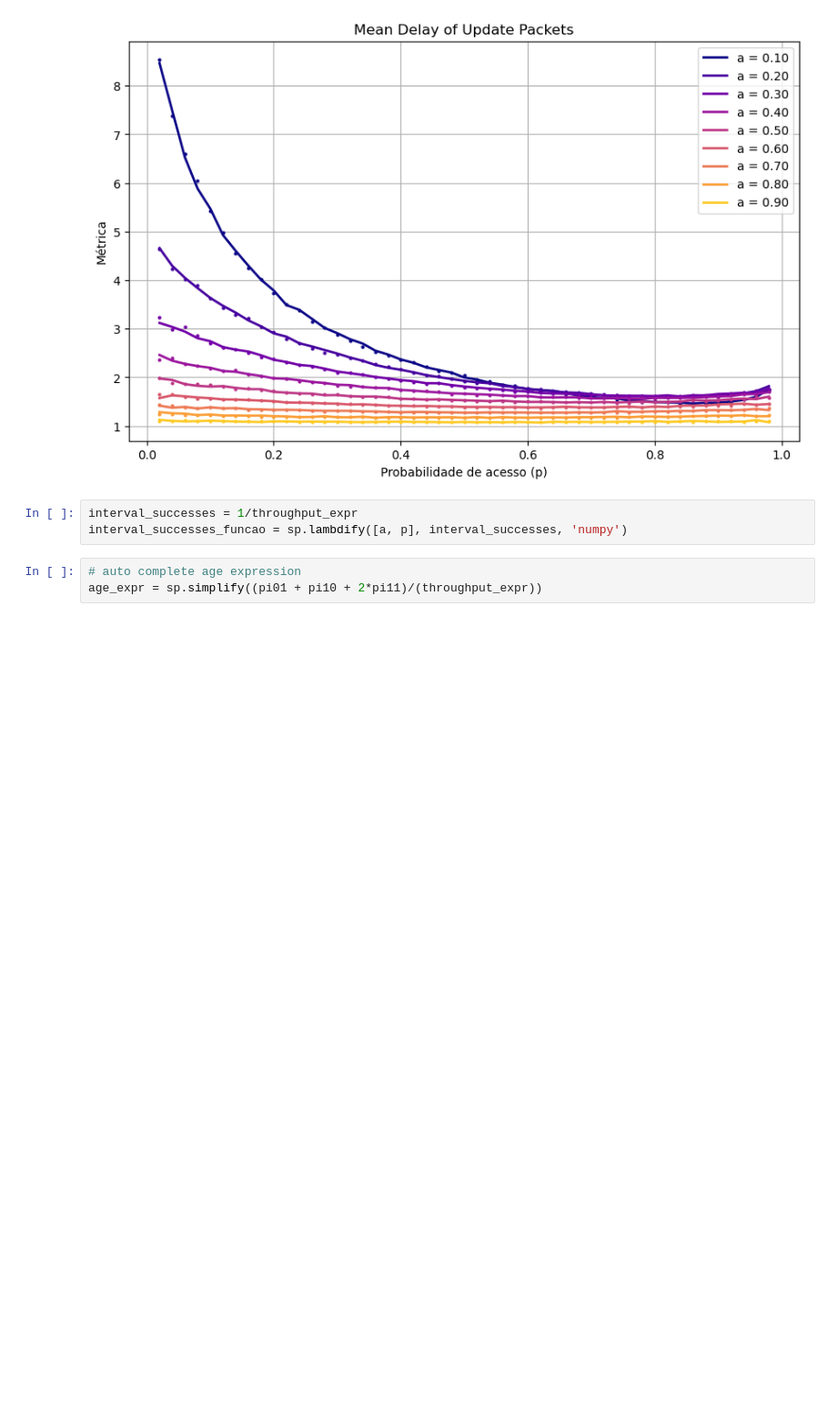
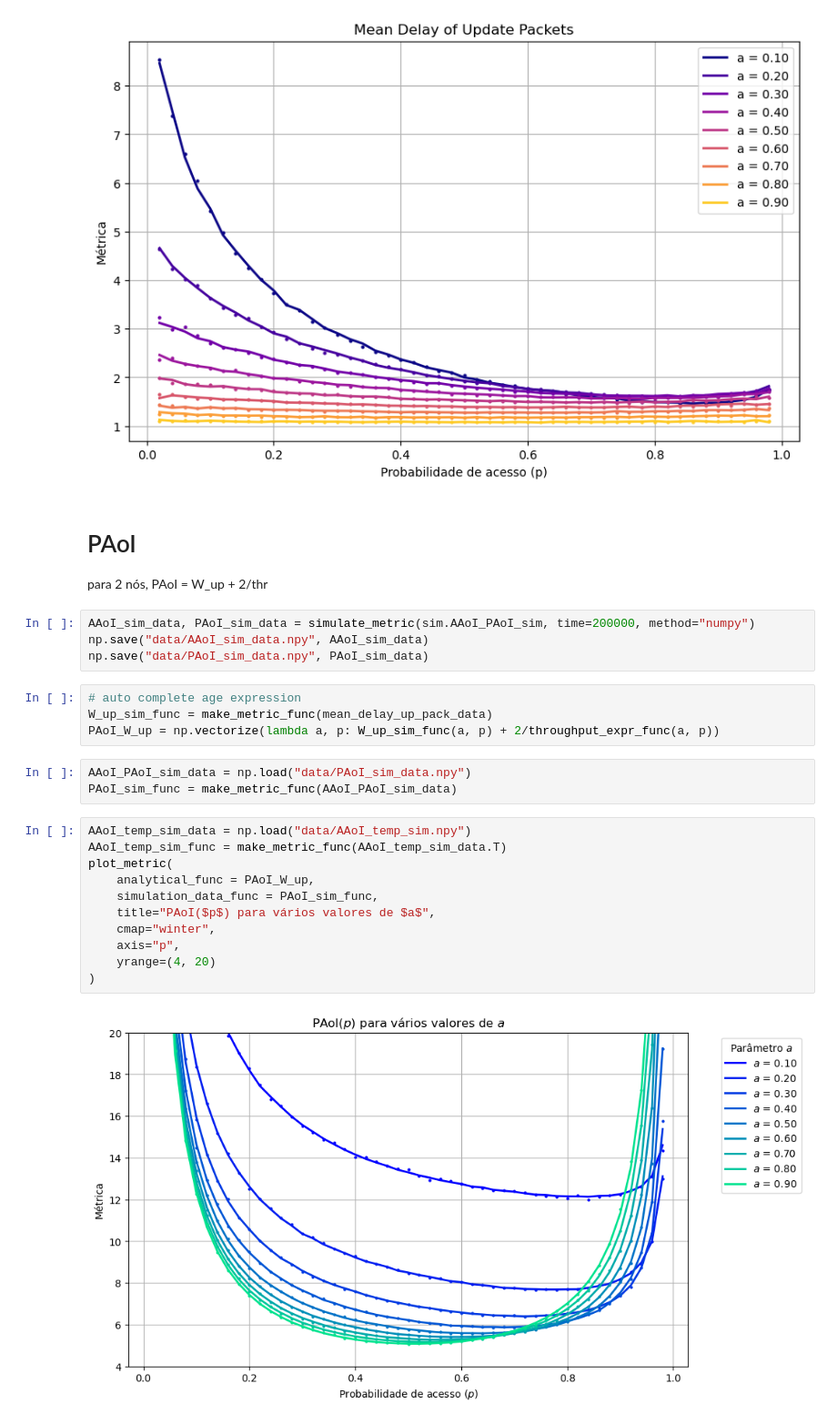
Before and after one commit to Velvet-blue/ic26-age-of-information, a Jupyter notebook: main.ipynb, the cells around one changed output. Shown at 91% size. Cells and saved outputs as stored; diff of their text form; blank space fills up the shorter version.

Commit message:
itálico nas legendas dos gráficos, limite de janela do eixo y, simulação do AAoI e PAoI, validação da equação de PAoI

```diff
--- a/main.ipynb
+++ b/main.ipynb
@@ -58,9 +63,30 @@ plot_metric(
 )
 # %% [output]
 [figure]
-# %%
-interval_successes = 1/throughput_expr
-interval_successes_funcao = sp.lambdify([a, p], interval_successes, 'numpy')
+# %% [markdown]
+# PAoI
+para 2 nós, PAoI = W_up + 2/thr
+# %%
+AAoI_sim_data, PAoI_sim_data = simulate_metric(sim.AAoI_PAoI_sim, time=200000, method="numpy")
+np.save("data/AAoI_sim_data.npy", AAoI_sim_data)
+np.save("data/PAoI_sim_data.npy", PAoI_sim_data)
 # %%
 # auto complete age expression
-age_expr = sp.simplify((pi01 + pi10 + 2*pi11)/(throughput_expr))
+W_up_sim_func = make_metric_func(mean_delay_up_pack_data)
+PAoI_W_up = np.vectorize(lambda a, p: W_up_sim_func(a, p) + 2/throughput_expr_func(a, p))
+# %%
+AAoI_PAoI_sim_data = np.load("data/PAoI_sim_data.npy")
+PAoI_sim_func = make_metric_func(AAoI_PAoI_sim_data)
+# %%
+AAoI_temp_sim_data = np.load("data/AAoI_temp_sim.npy")
+AAoI_temp_sim_func = make_metric_func(AAoI_temp_sim_data.T)
+plot_metric(
+    analytical_func = PAoI_W_up,
+    simulation_data_func = PAoI_sim_func,
+    title="PAoI($p$) para vários valores de $a$",
+    cmap="winter",
+    axis="p",
+    yrange=(4, 20)
+)
+# %% [output]
+[figure, added]
```
Also changed, not shown: parts of 7 cells of this notebook, 2 other files.
